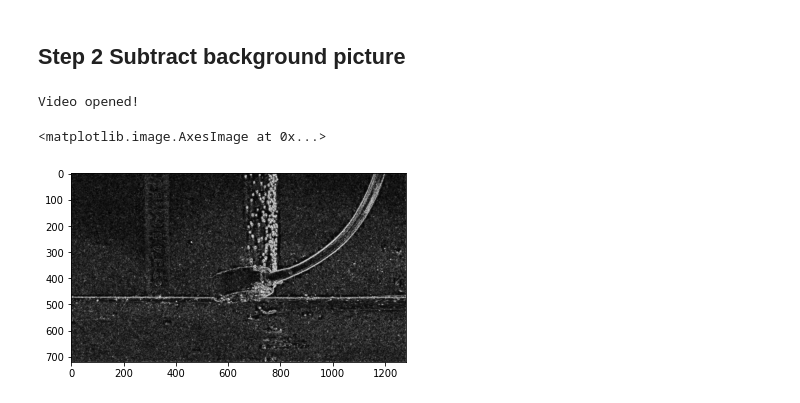
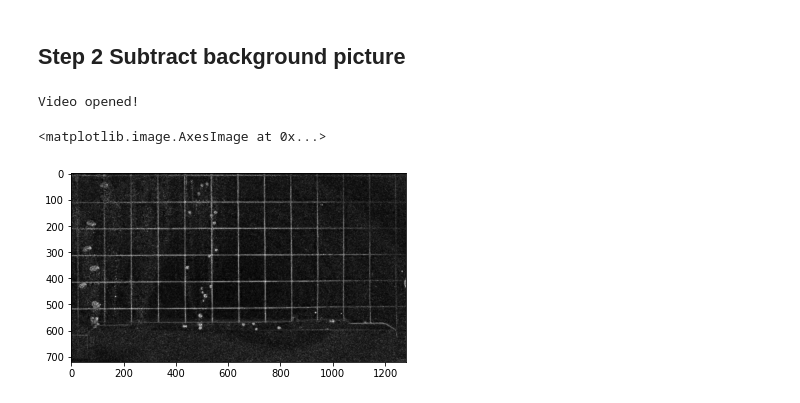
Before and after one commit to liushuduo/optical-bubble-identification, a Jupyter notebook: main.ipynb, the cells around one changed output. Cells and saved outputs as stored; diff of their text form; code cells hidden in the pictures.

```diff
--- a/main.ipynb
+++ b/main.ipynb
@@ -96,36 +104,40 @@ True
 # plt.imshow(bg_edge, cmap='gray')
 
 # Reopen video.
-vc = cv2.VideoCapture('data.mp4')
+vc = cv2.VideoCapture('segment01.mp4')
 if vc.isOpened():
     print("Video opened!")
 else:
     print("Video open error!")
 fps = vc.get(cv2.CAP_PROP_FPS)
 height = int(vc.get(cv2.CAP_PROP_FRAME_HEIGHT))
 width = int(vc.get(cv2.CAP_PROP_FRAME_WIDTH))
+
+bg_start_time = 10
+bg_start_frame = bg_start_time * fps;
+vc.set(cv2.CAP_PROP_POS_FRAMES, bg_start_frame)
 
 # Read frame to be processed.
 ret, frame = vc.read()
 
 # Convert to gray.
 gray_frame = cv2.cvtColor(frame, cv2.COLOR_RGB2GRAY)
 
 # Sharpen image using the previous kernel
 kernel = np.array([[-1,-1,-1], [-1,9,-1], [-1,-1,-1]])  # sharpen kernal
 sharpened_frame = cv2.filter2D(gray_frame, -1, kernel)
 
 # Edge detection using Sobel operator
 dx = cv2.Sobel(sharpened_frame, cv2.CV_64F, 1, 0)
 dy = cv2.Sobel(sharpened_frame, cv2.CV_64F, 0, 1)
 abs_dx = cv2.convertScaleAbs(dx)
 abs_dy = cv2.convertScaleAbs(dy)
 frame_edge = cv2.addWeighted(abs_dx, 0.5, abs_dy, 0.5, 0)
 plt.imshow(frame_edge, cmap='gray')
 # %% [output]
 Video opened!
 <matplotlib.image.AxesImage at 0x...>
-[figure, old version]
+[figure, new version]
 # %%
 # Subtract background
 bubble_frame = cv2.subtract(frame_edge, bg_edge)
```
Also changed, not shown: parts of 9 cells of this notebook, 9 other files.
